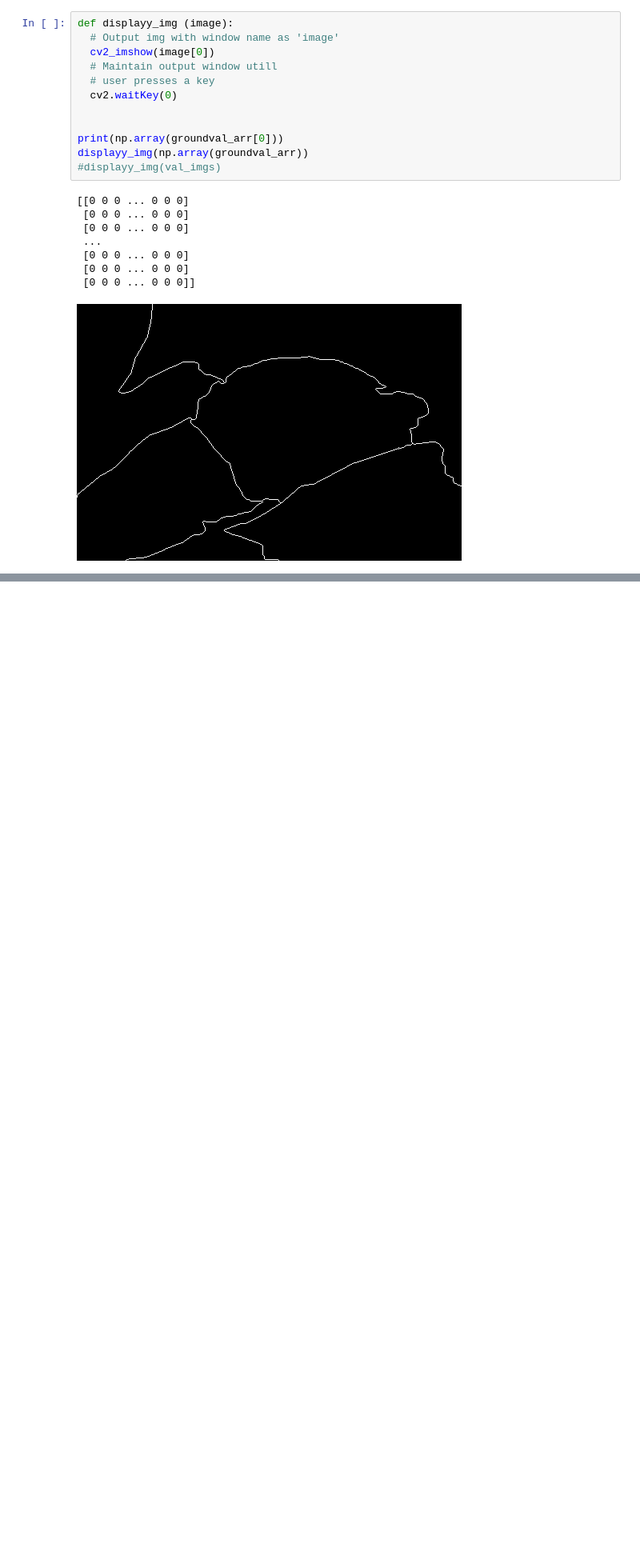
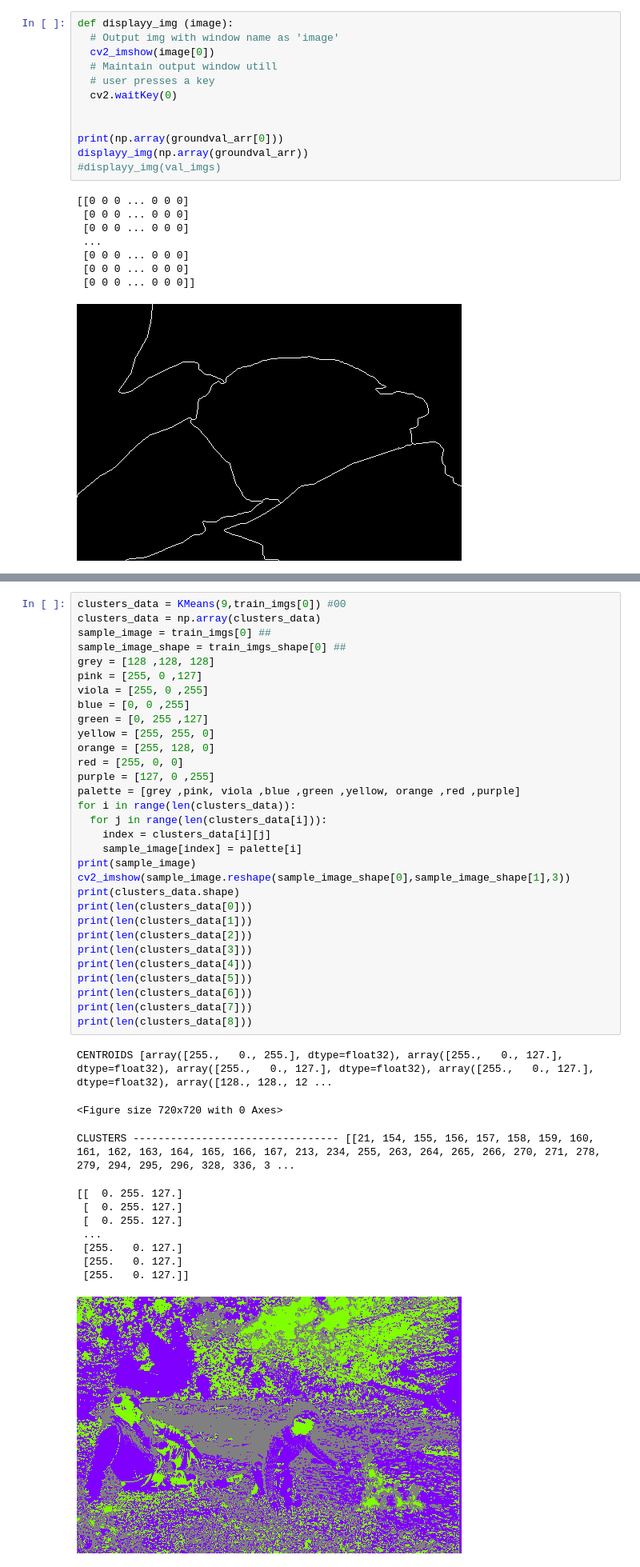
Before and after one commit to osamasherif22/Image-Segmentation, a Jupyter notebook: PR_Ass_2_Image_Segmentation_.ipynb, the cells around one changed output, grey strips where cells are left out. Shown at 80% size. Drawn from its saved outputs; the diff is of its cells as text; blank space fills up the shorter version.

```diff
--- a/PR_Ass_2_Image_Segmentation_.ipynb
+++ b/PR_Ass_2_Image_Segmentation_.ipynb
@@ -372,0 +346,43 @@ displayy_img(np.array(groundval_arr))
+# %%
+clusters_data = KMeans(9,train_imgs[0]) #00
+clusters_data = np.array(clusters_data)
+sample_image = train_imgs[0] ##
+sample_image_shape = train_imgs_shape[0] ##
+grey = [128 ,128, 128]
+pink = [255, 0 ,127]
+viola = [255, 0 ,255]
+blue = [0, 0 ,255]
+green = [0, 255 ,127]
+yellow = [255, 255, 0]
+orange = [255, 128, 0]
+red = [255, 0, 0]
+purple = [127, 0 ,255]
+palette = [grey ,pink, viola ,blue ,green ,yellow, orange ,red ,purple]
+for i in range(len(clusters_data)):
+  for j in range(len(clusters_data[i])):
+    index = clusters_data[i][j]
+    sample_image[index] = palette[i]
+print(sample_image)
+cv2_imshow(sample_image.reshape(sample_image_shape[0],sample_image_shape[1],3))
+print(clusters_data.shape)
+print(len(clusters_data[0]))
+print(len(clusters_data[1]))
+print(len(clusters_data[2]))
+print(len(clusters_data[3]))
+print(len(clusters_data[4]))
+print(len(clusters_data[5]))
+print(len(clusters_data[6]))
+print(len(clusters_data[7]))
+print(len(clusters_data[8]))
+# %% [output]
+CENTROIDS [array([255.,   0., 255.], dtype=float32), array([255.,   0., 127.], dtype=float32), array([255.,   0., 127.], dtype=float32), array([255.,   0., 127.], dtype=float32), array([128., 128., 12 ...
+<Figure size 720x720 with 0 Axes>
+CLUSTERS --------------------------------- [[21, 154, 155, 156, 157, 158, 159, 160, 161, 162, 163, 164, 165, 166, 167, 213, 234, 255, 263, 264, 265, 266, 270, 271, 278, 279, 294, 295, 296, 328, 336, 3 ...
+[[  0. 255. 127.]
+ [  0. 255. 127.]
+ [  0. 255. 127.]
+ ...
+ [255.   0. 127.]
+ [255.   0. 127.]
+ [255.   0. 127.]]
+[figure, added]
```
Also changed, not shown: parts of 7 cells of this notebook.
